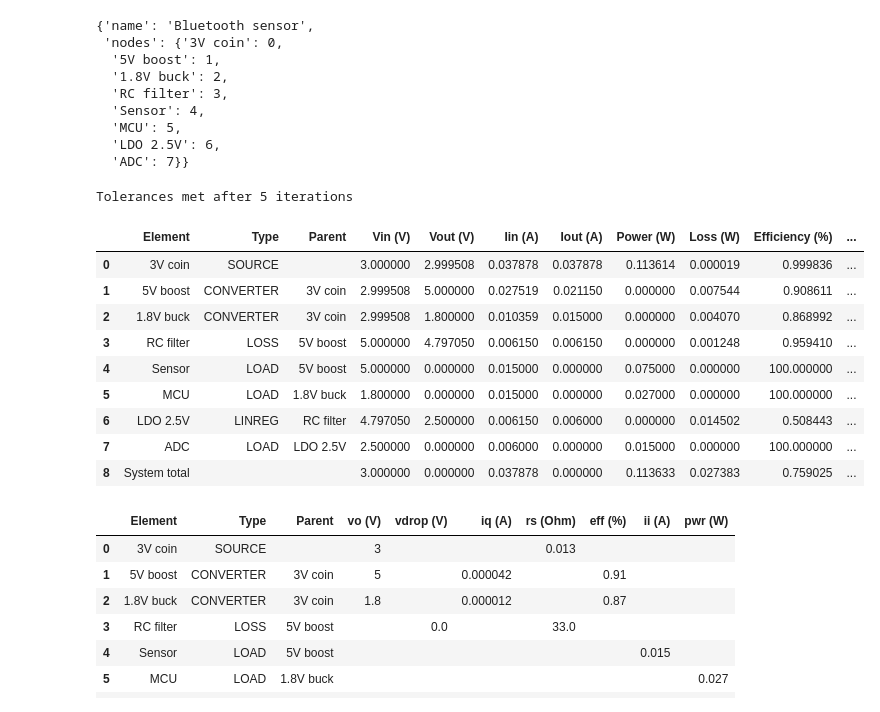
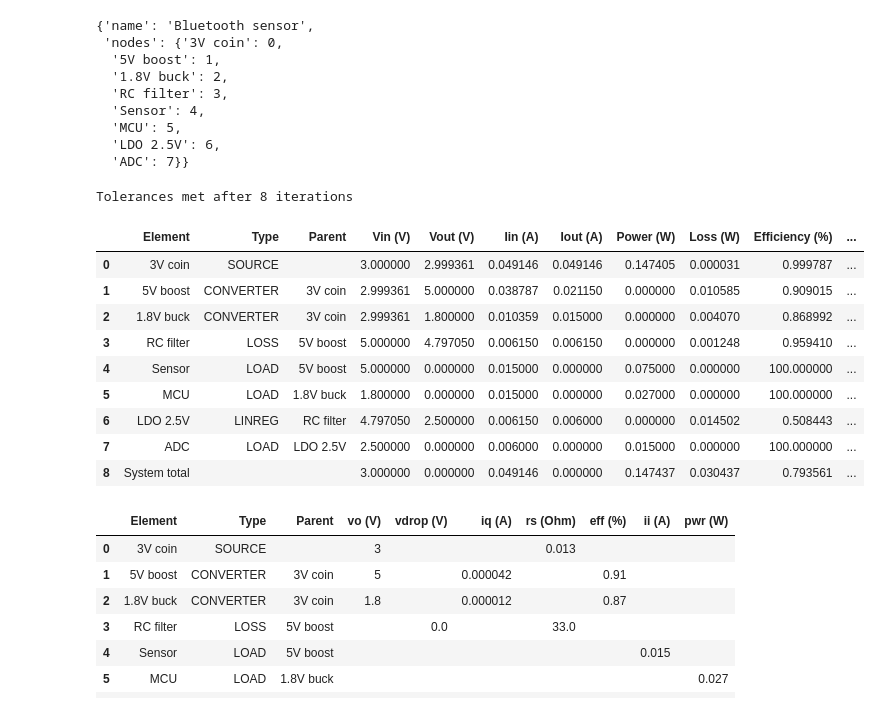
Before and after one commit to geddy11/tmp_sl, a Jupyter notebook: work/sysLoss.ipynb, the cells around one changed output. Saved outputs shown, nothing was run; the diff lists cells and outputs as text; code cells hidden in the pictures.

Commit message:
Fixed solve bug

```diff
--- a/work/sysLoss.ipynb
+++ b/work/sysLoss.ipynb
@@ -309,18 +309,18 @@ class System:
             i[n] = self.g[n]._get_inp_current()
         return v, i
 
-    def __fwd_prop(self, v:float, i:float):
+    def __fwd_prop(self, v, i):
         """Forward propagation of voltages"""
         vo, _ = self.__sys_vars()
         # update output voltages (per node)
         for n in self.__nodes:
             if self.__leaves[n] == 1: # leaf
-                if n == 0: # root
+                if n == 0: # root (only element)
                     vo[n] = self.g[n]._solv_outp_volt(.0, .0, .0)
                     #print('leaf, root:', vo[n], n)
                 else:
                     p = self.__parents[n]
-                    vo[n] = self.g[n]._solv_outp_volt(v[p], i[p], .0)
+                    vo[n] = self.g[n]._solv_outp_volt(v[p], i[n], .0)
                     #print('leaf: ', vo[n], n)
             else:
                 # add currents into childs
@@ -332,34 +332,38 @@ class System:
                     #print('root:', vo[n], n)
                 else:
                     p = self.__parents[n]
-                    vo[n] = self.g[n]._solv_outp_volt(v[p], i[p], isum)
+                    vo[n] = self.g[n]._solv_outp_volt(v[p], i[n], isum)
                     #print('element:' , vo[n], n)
 
         return vo
 
-    def __back_prop(self, v:float, i:float):
+    def __back_prop(self, v, i):
         """Backward propagation of currents"""
-        _, io = self.__sys_vars()
+        _, ii = self.__sys_vars()
         # update input currents (per edge)
         for e in self.__edges:
             if self.__leaves[e[1]] == 1: # leaf
-                io[e[1]] = self.g[e[1]]._solv_inp_curr(v[e[0]], .0, .0)
+                ii[e[1]] = self.g[e[1]]._solv_inp_curr(v[e[0]], .0, .0)
             else:
-                c = self.__childs_b[e[1]]
-                io[e[1]] = self.g[e[1]]._solv_inp_curr(v[e[0]], v[e[1]], i[c[0]])
-        # add currents into childs from root
+                isum = 0.0
+                for c in self.__childs_b[e[1]]:
+                    isum += i[c]
+                ii[e[1]] = self.g[e[1]]._solv_inp_curr(v[e[0]], v[e[1]], isum)
+        # add currents into childs from root (which is not in edge list)
         if self.__childs_b != {}:
             for c in self.__childs_b[0]:
-                io[0] += i[c]
+                ii[0] += i[c]
 
-        return io
+        return ii
 
     def __rel_update(self):
         """Update lists with element relationships"""
         self.__nodes = self.__get_nodes()
         self.__edges = self.__get_edges()
+        #print(self.__edges)
         self.__childs_f = self.__get_childs(rev = False)
         self.__childs_b = self.__get_childs(rev = True)
+        #print(self.__childs_b)
         self.__parents = self.__get_parents()
         self.__leaves = self.__get_leaves()
 
@@ -378,13 +382,13 @@ class System:
         # solve system function
         iters = 1
         while iters <= maxiter:
-            vi = self.__fwd_prop(v, i)
-            ii = self.__back_prop(vi, i)
-            if np.allclose(np.array(v), np.array(vi), rtol=vtol) and np.allclose(np.array(i), np.array(ii), rtol=itol):
+            vf = self.__fwd_prop(v, i)
+            ib = self.__back_prop(vf, i)
+            if np.allclose(np.array(v), np.array(vf), rtol=vtol) and np.allclose(np.array(i), np.array(ib), rtol=itol):
                 if not quiet:
                     print('Tolerances met after {} iterations'.format(iters))
                 break;
-            v, i = vi, ii
+            v, i = vf, ib
             iters += 1
 
         if iters > maxiter:
@@ -731,9 +721,9 @@ case1.g.attrs
  'LDO 2.5V': 6,
  'ADC': 7}
 # %%
-case3 = System.from_file('test2.json')
+case1b = System.from_file('test2.json')
 #case3 = system_from_file('test2.json')
-case3.g.attrs
+case1b.g.attrs
 # %% [output]
 3V coin
   5V boost
@@ -757,19 +747,19 @@ LDO 2.5V
   'LDO 2.5V': 6,
   'ADC': 7}}
 # %%
-case3.solve(quiet=False)
+case1b.solve(quiet=False)
 # %% [output]
-Tolerances met after 5 iterations
+Tolerances met after 8 iterations
 |  | Element | Type | Parent | Vin (V) | Vout (V) | Iin (A) | Iout (A) | Power (W) | Loss (W) | Efficiency (%) | ... |
-| 0 | 3V coin | SOURCE |  | 3.000000 | 2.999508 | 0.037878 | 0.037878 | 0.113614 | 0.000019 | 0.999836 | ... |
-| 1 | 5V boost | CONVERTER | 3V coin | 2.999508 | 5.000000 | 0.027519 | 0.021150 | 0.000000 | 0.007544 | 0.908611 | ... |
-| 2 | 1.8V buck | CONVERTER | 3V coin | 2.999508 | 1.800000 | 0.010359 | 0.015000 | 0.000000 | 0.004070 | 0.868992 | ... |
+| 0 | 3V coin | SOURCE |  | 3.000000 | 2.999361 | 0.049146 | 0.049146 | 0.147405 | 0.000031 | 0.999787 | ... |
+| 1 | 5V boost | CONVERTER | 3V coin | 2.999361 | 5.000000 | 0.038787 | 0.021150 | 0.000000 | 0.010585 | 0.909015 | ... |
+| 2 | 1.8V buck | CONVERTER | 3V coin | 2.999361 | 1.800000 | 0.010359 | 0.015000 | 0.000000 | 0.004070 | 0.868992 | ... |
 | 3 | RC filter | LOSS | 5V boost | 5.000000 | 4.797050 | 0.006150 | 0.006150 | 0.000000 | 0.001248 | 0.959410 | ... |
 | 4 | Sensor | LOAD | 5V boost | 5.000000 | 0.000000 | 0.015000 | 0.000000 | 0.075000 | 0.000000 | 100.000000 | ... |
 | 5 | MCU | LOAD | 1.8V buck | 1.800000 | 0.000000 | 0.015000 | 0.000000 | 0.027000 | 0.000000 | 100.000000 | ... |
 | 6 | LDO 2.5V | LINREG | RC filter | 4.797050 | 2.500000 | 0.006150 | 0.006000 | 0.000000 | 0.014502 | 0.508443 | ... |
 | 7 | ADC | LOAD | LDO 2.5V | 2.500000 | 0.000000 | 0.006000 | 0.000000 | 0.015000 | 0.000000 | 100.000000 | ... |
-| 8 | System total |  |  | 3.000000 | 0.000000 | 0.037878 | 0.000000 | 0.113633 | 0.027383 | 0.759025 | ... |
+| 8 | System total |  |  | 3.000000 | 0.000000 | 0.049146 | 0.000000 | 0.147437 | 0.030437 | 0.793561 | ... |
 # %%
 case3.params()
 # %% [output]
```
Also changed, not shown: parts of 6 cells of this notebook, 5 other files.
